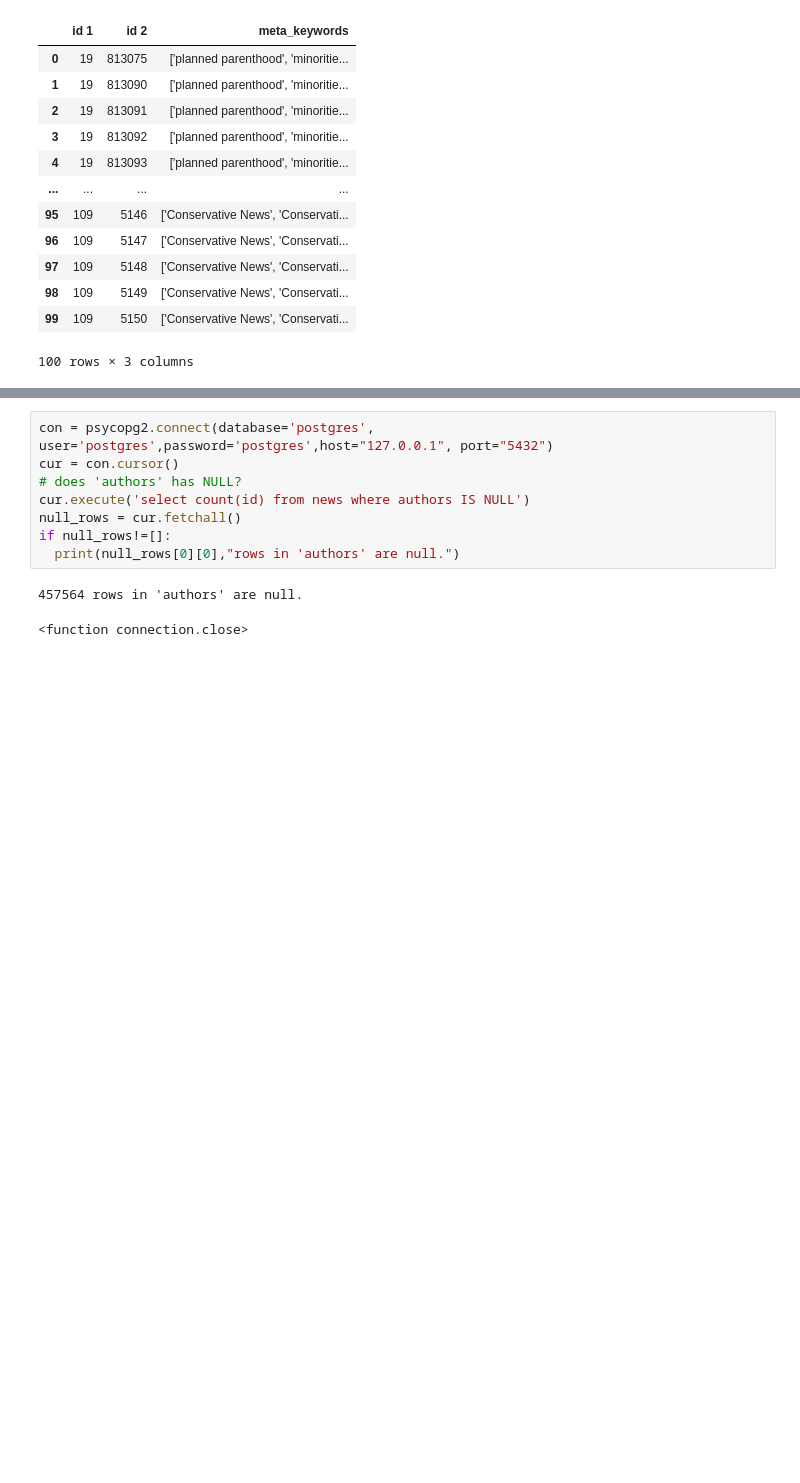
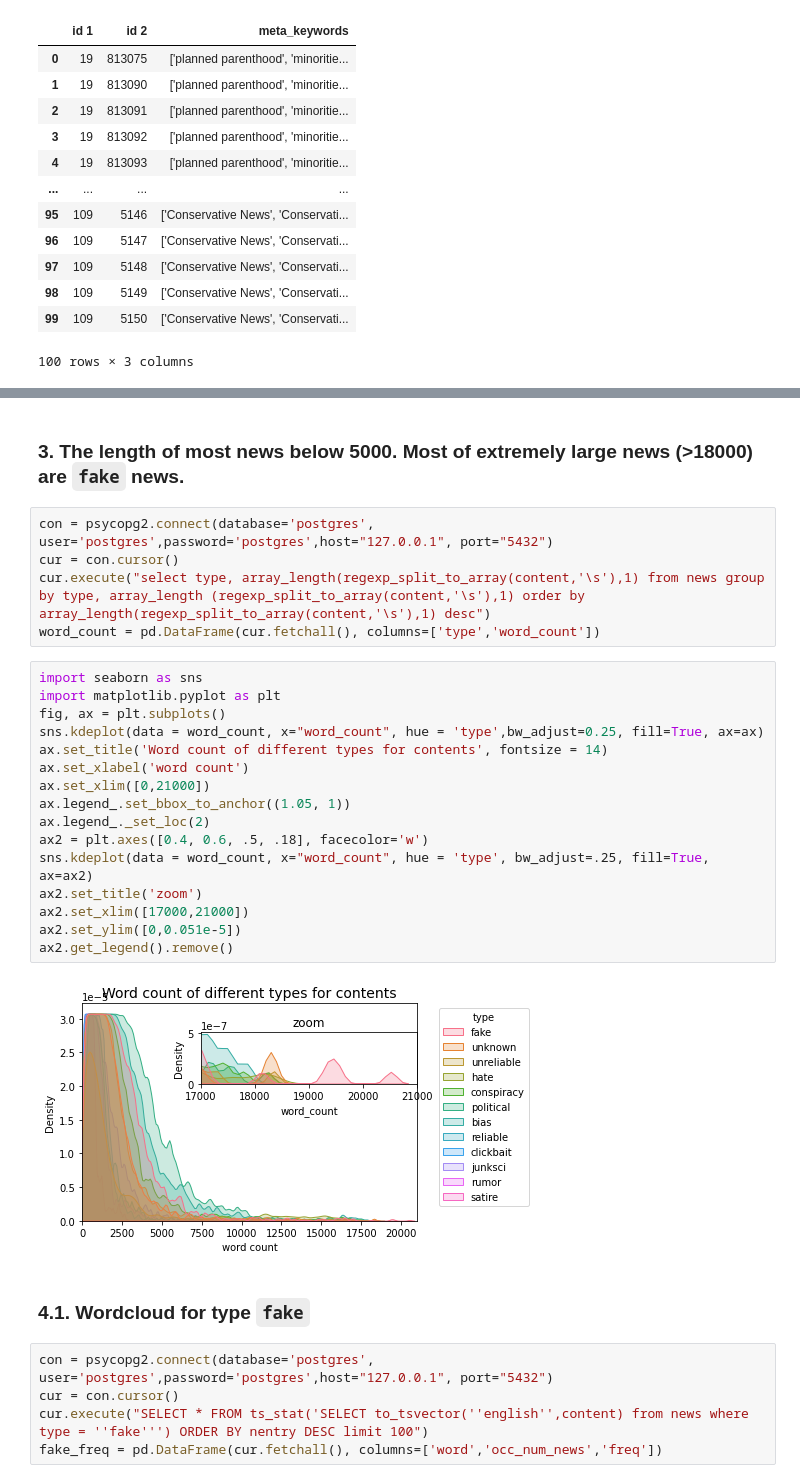
Before and after one commit to Xiiqiing/DS_project, a Jupyter notebook: M2/M2.ipynb, the cells around one changed output, grey strips where cells are left out. Cells and saved outputs as stored; diff of their text form; blank space fills up the shorter version.

```diff
--- a/M2/M2.ipynb
+++ b/M2/M2.ipynb
@@ -423,11 +409,32 @@ All 'scraped_at', 'inserted_at' and 'updated_at' of news are identical
+# %% [markdown]
+### 3. The length of most news below 5000. Most of extremely large news (>18000) are `fake` news.
+# %%
+con = psycopg2.connect(database='postgres', user='postgres',password='postgres',host="127.0.0.1", port="5432")
+cur = con.cursor()
+cur.execute("select type, array_length(regexp_split_to_array(content,'\s'),1) from news group by type, array_length (regexp_split_to_array(content,'\s'),1) order by array_length(regexp_split_to_array(content,'\s'),1) desc")
+word_count = pd.DataFrame(cur.fetchall(), columns=['type','word_count'])
+# %%
+import seaborn as sns
+import matplotlib.pyplot as plt
+fig, ax = plt.subplots()
+sns.kdeplot(data = word_count, x="word_count", hue = 'type',bw_adjust=0.25, fill=True, ax=ax)
+ax.set_title('Word count of different types for contents', fontsize = 14)
+ax.set_xlabel('word count')
+ax.set_xlim([0,21000])
+ax.legend_.set_bbox_to_anchor((1.05, 1))
+ax.legend_._set_loc(2)
+ax2 = plt.axes([0.4, 0.6, .5, .18], facecolor='w')
+sns.kdeplot(data = word_count, x="word_count", hue = 'type', bw_adjust=.25, fill=True, ax=ax2)
+ax2.set_title('zoom')
+ax2.set_xlim([17000,21000])
+ax2.set_ylim([0,0.051e-5])
+ax2.get_legend().remove()
+# %% [output]
+[figure, added]
+# %% [markdown]
+### 4.1. Wordcloud for type `fake`
 # %%
 con = psycopg2.connect(database='postgres', user='postgres',password='postgres',host="127.0.0.1", port="5432")
 cur = con.cursor()
-# does 'authors' has NULL?
-cur.execute('select count(id) from news where authors IS NULL')
-null_rows = cur.fetchall()
-if null_rows!=[]:
-  print(null_rows[0][0],"rows in 'authors' are null.")
+cur.execute("SELECT * FROM ts_stat('SELECT to_tsvector(''english'',content) from news where type = ''fake''') ORDER BY nentry DESC limit 100")
+fake_freq = pd.DataFrame(cur.fetchall(), columns=['word','occ_num_news','freq'])
-# %% [output]
-457564 rows in 'authors' are null.
-<function connection.close>
```
Also changed, not shown: parts of 13 cells of this notebook.
